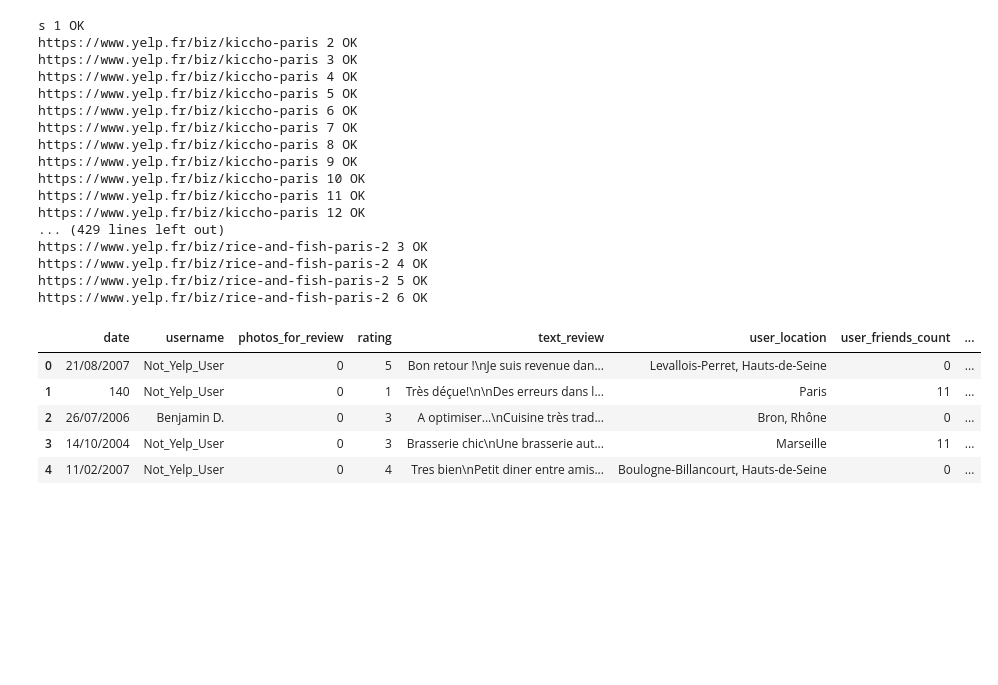
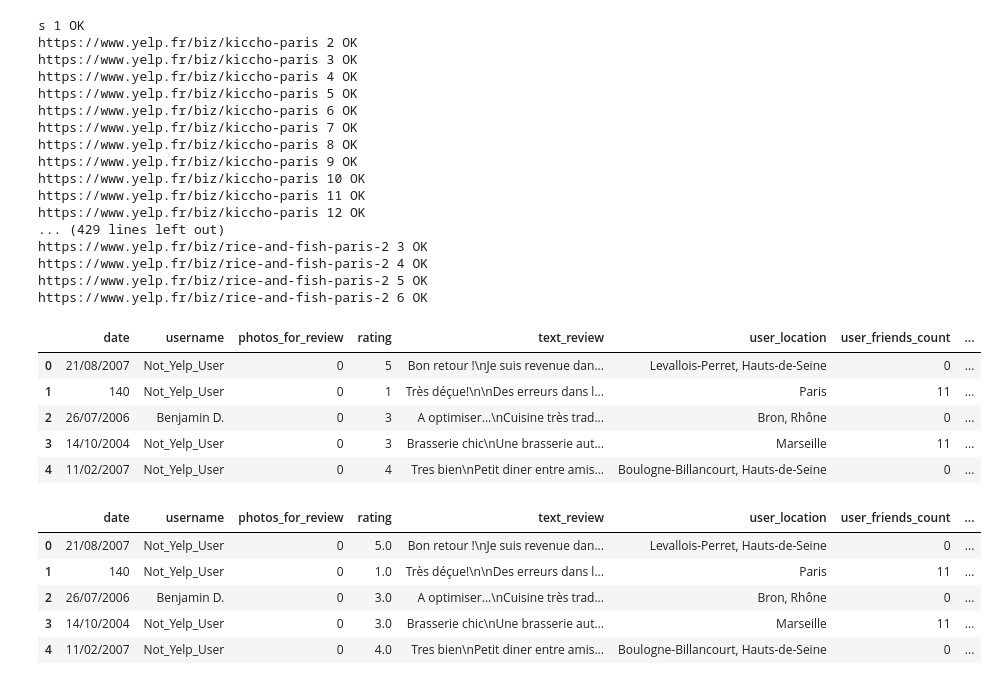
Before and after one commit to AnisZakari/Fake_review_detection, a Jupyter notebook: Scraping/Yelp_Paris_Scraping_reviews/scraping_comments.ipynb, the cells around one changed output. Cells and saved outputs as stored; diff of their text form; code cells hidden in the pictures; blank space fills up the shorter version.

Commit message:
starting new notebook with nlp analysis and datasets stored in s3

```diff
--- a/Scraping/Yelp_Paris_Scraping_reviews/scraping_comments.ipynb
+++ b/Scraping/Yelp_Paris_Scraping_reviews/scraping_comments.ipynb
@@ -151,3 +152,23 @@ full_dataset.head()
 | 2 | 26/07/2006 | Benjamin D. | 0 | 3 | A optimiser...\nCuisine très trad... | Bron, Rhône | 0 | ... |
 | 3 | 14/10/2004 | Not_Yelp_User | 0 | 3 | Brasserie chic\nUne brasserie aut... | Marseille | 11 | ... |
 | 4 | 11/02/2007 | Not_Yelp_User | 0 | 4 | Tres bien\nPetit diner entre amis... | Boulogne-Billancourt, Hauts-de-Seine | 0 | ... |
+# %%
+import glob
+
+path = 'dataset/'
+# regex that to identify all files with similar_name
+regex = "dataset*"
+filenames = glob.glob(path+regex)
+# list comprehension to import and concatenate all files
+full_dataset = pd.concat((pd.read_csv(file, index_col = 0) for file in filenames))
+full_dataset = full_dataset.drop_duplicates()
+full_dataset.to_csv('dataset/full_dataset.csv')
+# %%
+full_dataset.head()
+# %% [output]
+|  | date | username | photos_for_review | rating | text_review | user_location | user_friends_count | ... |
+| 0 | 21/08/2007 | Not_Yelp_User | 0 | 5.0 | Bon retour !\nJe suis revenue dan... | Levallois-Perret, Hauts-de-Seine | 0 | ... |
+| 1 | 140 | Not_Yelp_User | 0 | 1.0 | Très déçue!\n\nDes erreurs dans l... | Paris | 11 | ... |
+| 2 | 26/07/2006 | Benjamin D. | 0 | 3.0 | A optimiser...\nCuisine très trad... | Bron, Rhône | 0 | ... |
+| 3 | 14/10/2004 | Not_Yelp_User | 0 | 3.0 | Brasserie chic\nUne brasserie aut... | Marseille | 11 | ... |
+| 4 | 11/02/2007 | Not_Yelp_User | 0 | 4.0 | Tres bien\nPetit diner entre amis... | Boulogne-Billancourt, Hauts-de-Seine | 0 | ... |
```
Also changed, not shown: parts of 12 cells of this notebook, 6 other files.
